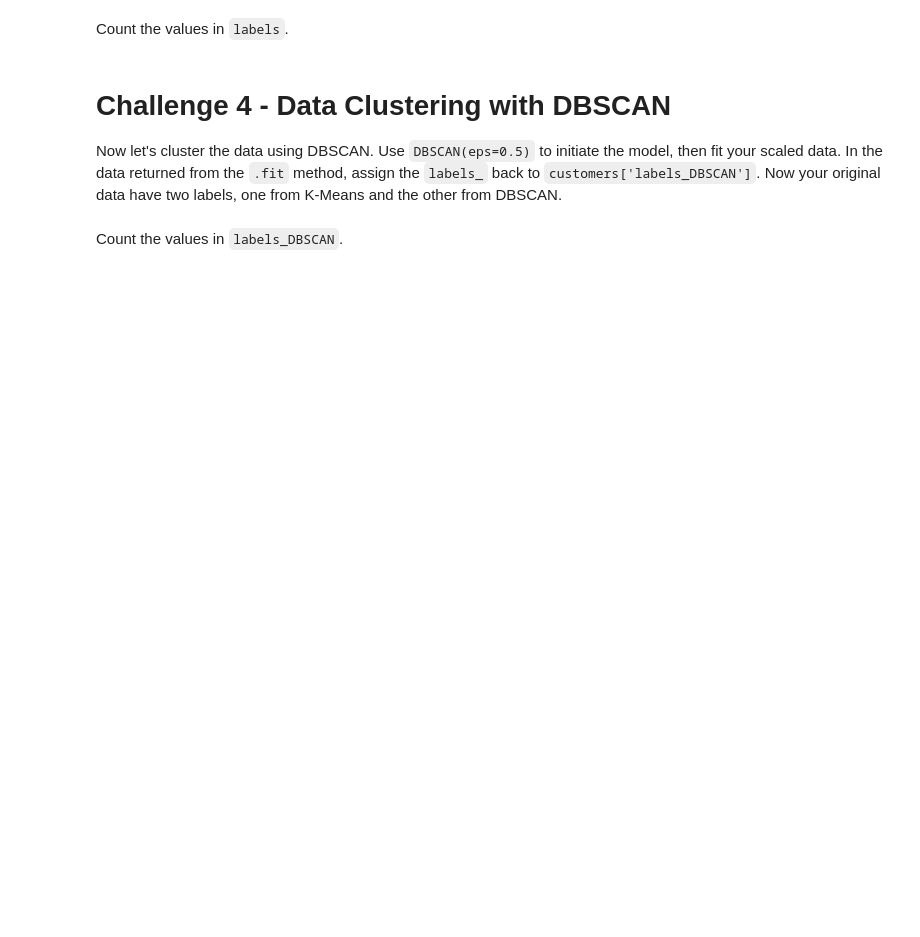
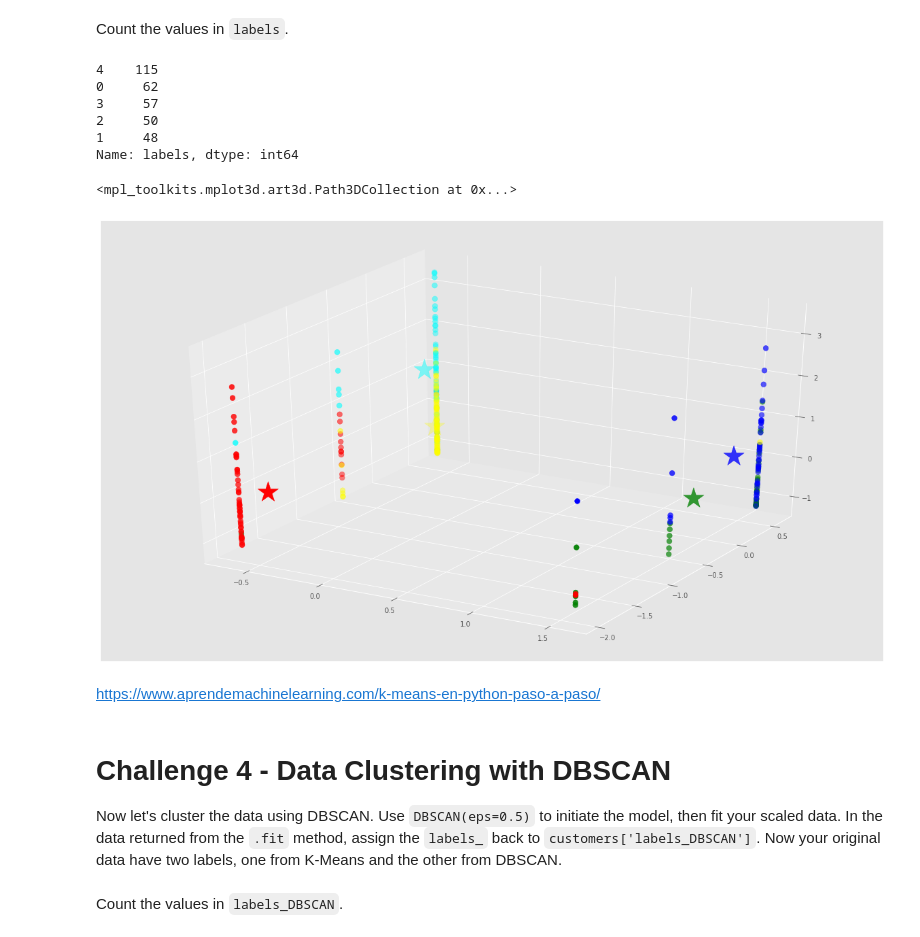
Before and after one commit to COABRIL/dataptmad1019, a Jupyter notebook: module-3/lab-unsupervised-learning/your-code/main.ipynb, the cells around one changed output. Drawn from its saved outputs; the diff is of its cells as text; code cells hidden in the pictures; blank space fills up the shorter version.

```diff
--- a/module-3/lab-unsupervised-learning/your-code/main.ipynb
+++ b/module-3/lab-unsupervised-learning/your-code/main.ipynb
@@ -178,0 +290,6 @@ Now let's cluster the data with K-Means first. Initiate the K-Means model, then
+# %%
+kmeans = KMeans(n_clusters=5).fit(customers_scale)
+centroids = kmeans.cluster_centers_
+customers['labels'] = kmeans.labels_
+print(centroids)
+customers
@@ -180,6 +321,33 @@ Now let's cluster the data with K-Means first. Initiate the K-Means model, then
 Count the values in `labels`.
 # %%
 # Your code here:
+customers['labels'].value_counts()
+# %% [output]
+4    115
+0     62
+3     57
+2     50
+1     48
+Name: labels, dtype: int64
+# %%
+# Predicting the clusters
+labels = kmeans.predict(customers_scale)
+# Getting the cluster centers
+C = kmeans.cluster_centers_
+colores=['red','green','blue','cyan','yellow']
+asignar=[]
+for row in labels:
+    asignar.append(colores[row])
+
+fig = plt.figure()
+ax = Axes3D(fig)
+ax.scatter(customers_scale[:, 0], customers_scale[:, 1], customers_scale[:, 2], c=asignar,s=60)
+ax.scatter(C[:, 0], C[:, 1], C[:, 2], marker='*', c=colores, s=1000)
+# %% [output]
+<mpl_toolkits.mplot3d.art3d.Path3DCollection at 0x...>
+[figure, added]
+# %% [markdown]
+https://www.aprendemachinelearning.com/k-means-en-python-paso-a-paso/
 # %% [markdown]
 # Challenge 4 - Data Clustering with DBSCAN
 
```
Also changed, not shown: parts of 48 cells of this notebook.
